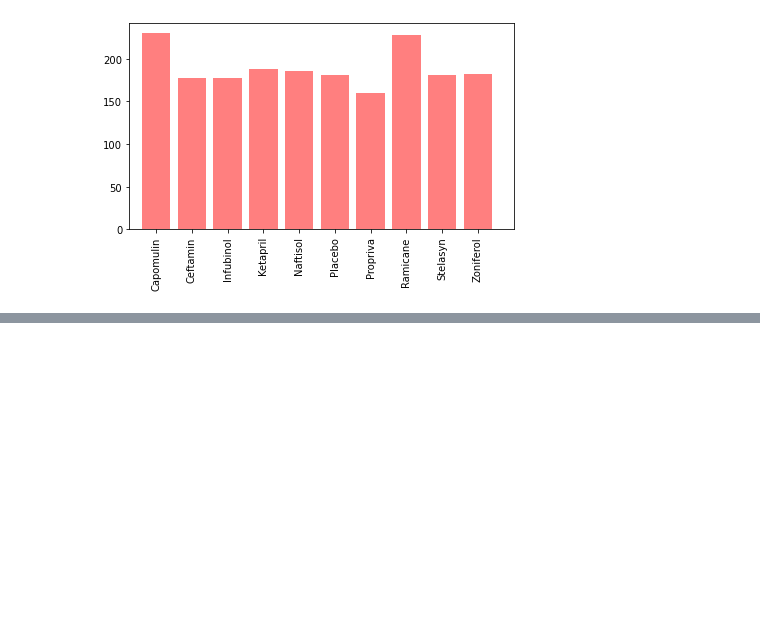
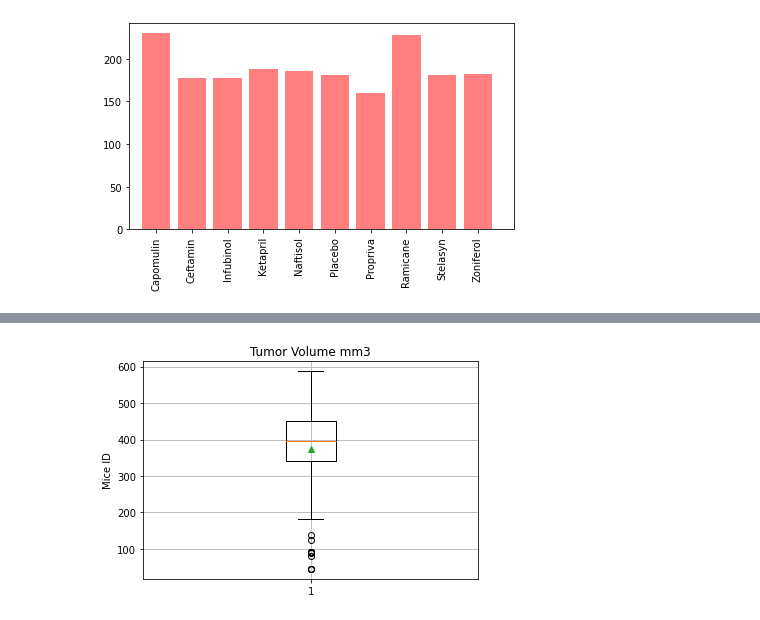
Before and after one commit to KinlayD/matplotlib-challenge, a Jupyter notebook: pymaceuticals.ipynb, the cells around one changed output, grey strips where cells are left out. Saved outputs shown, nothing was run; the diff lists cells and outputs as text; code cells hidden in the pictures; blank space fills up the shorter version.

```diff
--- a/pymaceuticals.ipynb
+++ b/pymaceuticals.ipynb
@@ -89,0 +106,28 @@ plt.tight_layout()
+# %%
+promsing_treatments_df = mouse_df.loc[(mouse_df["Drug Regimen"] == "Capomulin") | (mouse_df["Drug Regimen"] == "Ramicane") | (mouse_df["Drug Regimen"] == "Infubinol") | (mouse_df["Drug Regimen"] == "Ceftamin"), ["Drug Regimen", "Mouse ID", "Tumor Volume (mm3)"]]
+group_treatment = promsing_treatments_df.groupby(["Drug Regimen", "Mouse ID"])
+tumor_vol = group_treatment["Tumor Volume (mm3)"].sum()
+tumor_vol_df = pd.DataFrame(tumor_vol)
+
+quartiles = tumor_vol_df["Tumor Volume (mm3)"].quantile([.25,.5,.75])
+lowerq = quartiles[0.25]
+upperq = quartiles[0.75]
+middleq = quartiles[0.50]
+
+# IQR
+iqr = upperq-lowerq
+
+# bounds
+lower_bound = lowerq - (1.5 * iqr)
+upper_bound = upperq + (1.5 * iqr)
+
+print(f'lower quartile: {lowerq}')
+print(f'middle quartile: {middleq}')
+print(f'upper quartile: {upperq}')
+print(f'iqr: {iqr}')
+print(f'lower bound: {lower_bound}')
+print(f'upper bound: {upper_bound}')
+promsing_treatments_df
+
+print(tumor_vol_df["Tumor Volume (mm3)"].max())
+print(tumor_vol_df["Tumor Volume (mm3)"].min())
@@ -89,0 +162,10 @@ plt.tight_layout()
+# %%
+# box and whisker plot for outliers in promising treatments
+fig1, ax1 = plt.subplots()
+ax1.set_title('Tumor Volume mm3')
+ax1.set_ylabel('Mice ID')
+plt.boxplot(tumor_vol_df["Tumor Volume (mm3)"], showmeans=True)
+plt.grid()
+plt.show()
+# %% [output]
+[figure, added]
```
Also changed, not shown: parts of 5 cells of this notebook.
